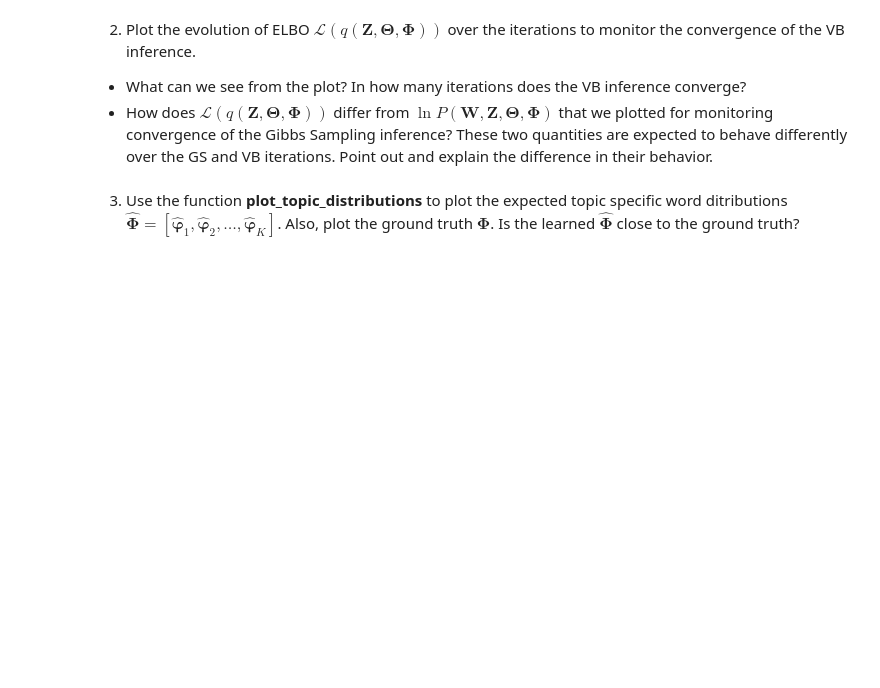
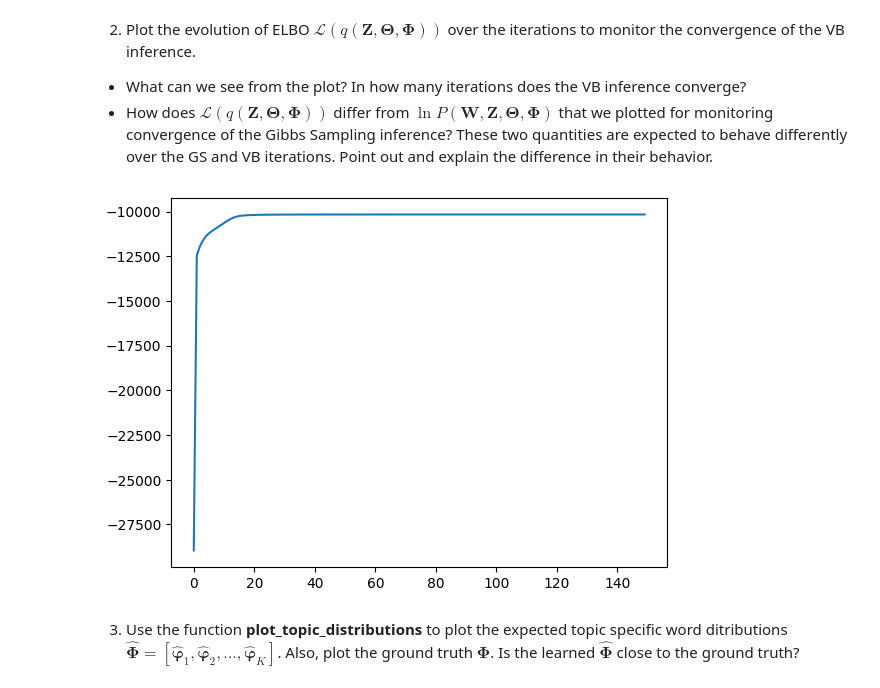
Before and after one commit to JohnyDevp/BAYa, a Jupyter notebook: BAYa_Assignment2024_LDA.ipynb, the cells around one changed output. Drawn from its saved outputs; the diff is of its cells as text; code cells hidden in the pictures; blank space fills up the shorter version.

```diff
--- a/BAYa_Assignment2024_LDA.ipynb
+++ b/BAYa_Assignment2024_LDA.ipynb
@@ -503,0 +509,41 @@ beta =np.abs(np.random.randn(K,V)) # The rows are the initial parameters of the
+# %%
+from scipy.special import psi, loggamma
+elbo_per_iter = []
+for _ in range(150):
+    # precomputing values for the main equation for rho
+    psi_alpha = psi(alpha)  # shape (D, K)
+    psi_sum_alpha = psi(alpha.sum(axis=1, keepdims=True))
+    psi_beta = psi(beta)  # shape (K, V)
+    psi_sum_beta = psi(beta.sum(axis=1, keepdims=True))
+
+    # init rho array
+    rho = np.zeros((D, V, K))
+
+    # calculate rho
+    for d in range(D):
+        for v in range(V):
+            for k in range(K):
+                # ln rho_{dvk}
+                rho[d, v, k] = (
+                    psi_alpha[d, k] - psi_sum_alpha[d, 0] +
+                    psi_beta[k, v] - psi_sum_beta[k, 0]
+                )
+
+    # convert from ln
+    rho= np.exp(rho)
+
+    # pi_{dvk}
+    pi = rho / rho.sum(axis=2)[:,:,np.newaxis] # compute normalized rho
+
+    # C_{dv}^k
+    C = pi * M[:,:,np.newaxis]
+
+    # computing the ELBO
+    M_dv = C.sum(axis=2)
+    elbo_ = compute_elbo(M_dv, rho, alpha, alpha0, beta, beta0)
+    elbo_per_iter.append(elbo_)
+
+    # STEP 3
+    alpha = C.sum(axis=1) + alpha0
+    # STEP 4
+    beta = C.sum(axis=0).T + beta0
@@ -507,6 +557,10 @@ beta =np.abs(np.random.randn(K,V)) # The rows are the initial parameters of the
  * How does $\mathcal{L}(q(\boldsymbol{Z}, \boldsymbol{\Theta}, \boldsymbol{\Phi}))$ differ from $\ln P(\boldsymbol{W}, \boldsymbol{Z}, \boldsymbol{\Theta}, \boldsymbol{\Phi})$ that we plotted for monitoring convergence of the Gibbs Sampling inference? These two quantities are expected to behave differently over the GS and VB iterations. Point out and explain the difference in their behavior.
 # %%
 #Your code goes here
+plt.plot(np.arange(0,len(elbo_per_iter)),elbo_per_iter)
+plt.show()
+# %% [output]
+[figure, added]
 # %% [markdown]
 3. Use the function **plot_topic_distributions** to plot the
 expected topic specific word ditributions $\boldsymbol{\hat{\Phi}} = [\boldsymbol{\hat{\varphi}}_1, \boldsymbol{\hat{\varphi}}_2, \dots, \boldsymbol{\hat{\varphi}}_K]$. Also, plot the ground truth $\boldsymbol{\Phi}$. Is the learned $\boldsymbol{\hat{\Phi}}$ close to the ground truth?
```
Also changed, not shown: parts of 22 cells of this notebook.
